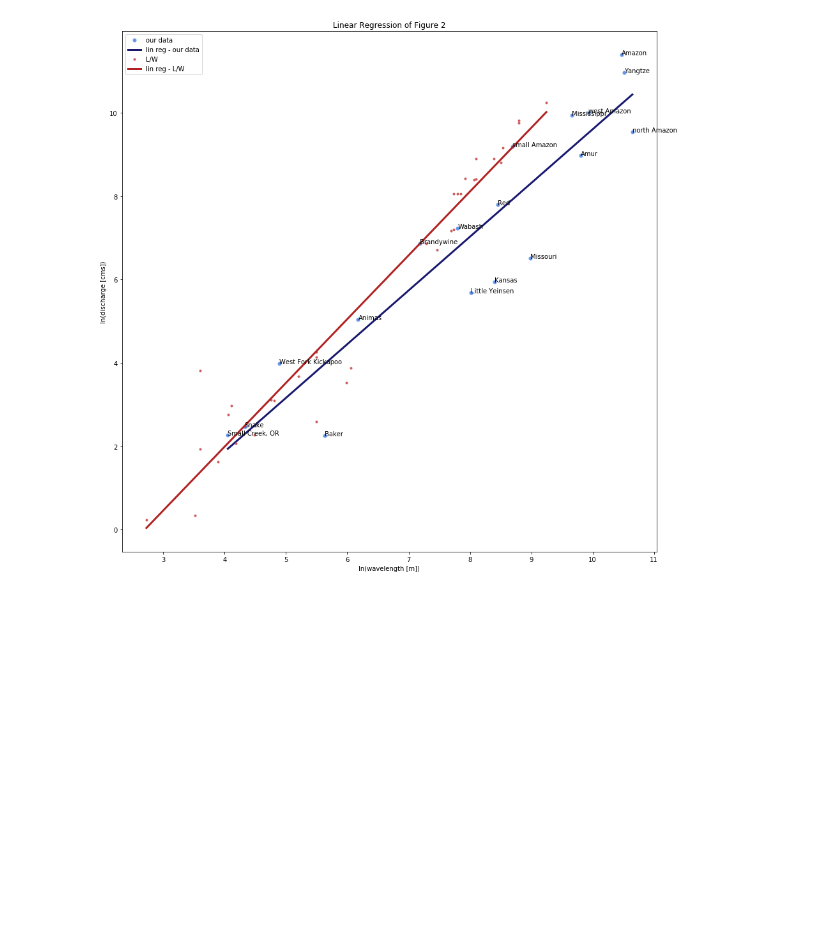
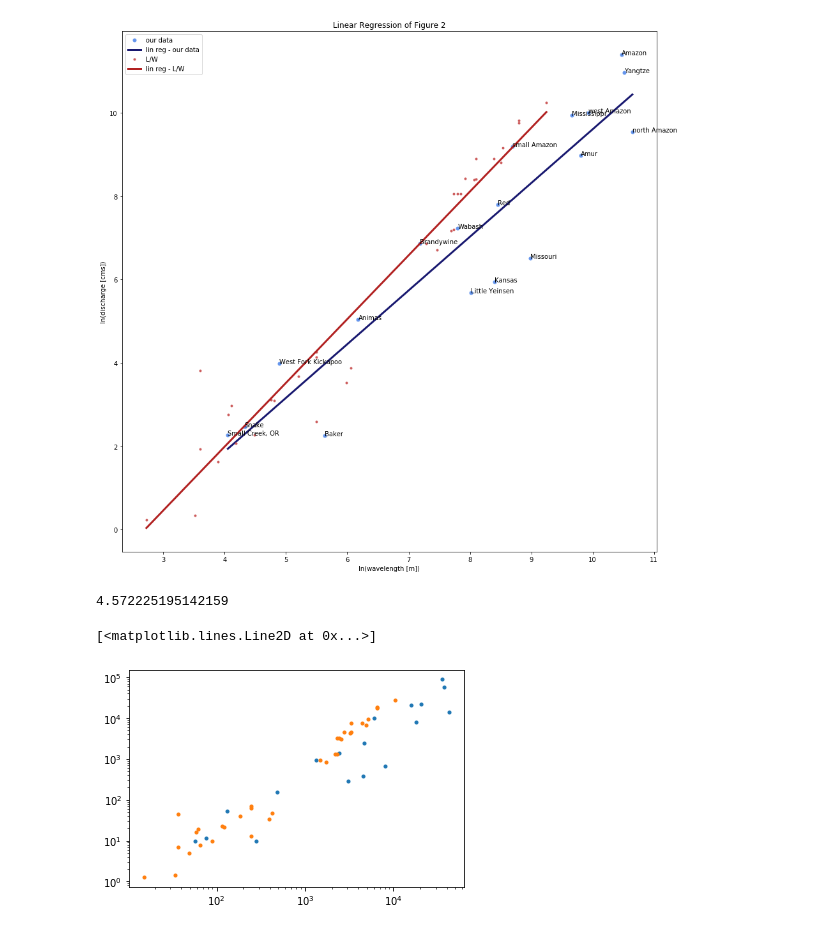
Before and after one commit to b-r-hamilton/meander, a Jupyter notebook: Analysis on River Segments.ipynb, the cells around one changed output. Cells and saved outputs as stored; diff of their text form; code cells hidden in the pictures; blank space fills up the shorter version.

```diff
--- a/Analysis on River Segments.ipynb
+++ b/Analysis on River Segments.ipynb
@@ -197,3 +197,16 @@ slope = 1.5297333430391273
 intercept = -4.126201091756643
 Text(0, 0.5, 'ln(discharge [cms])')
 [figure]
+# %%
+np.exp(1.52)
+# %% [output]
+4.572225195142159
+# %%
+
+plt.plot(average_w, average_d, '.')
+plt.xscale('log')
+plt.yscale('log')
+plt.plot(leopold_wave, leopold_dis, '.')
+# %% [output]
+[<matplotlib.lines.Line2D at 0x...>]
+[figure, added]
```
Also changed, not shown: parts of 1 cell of this notebook, 2 other files.
